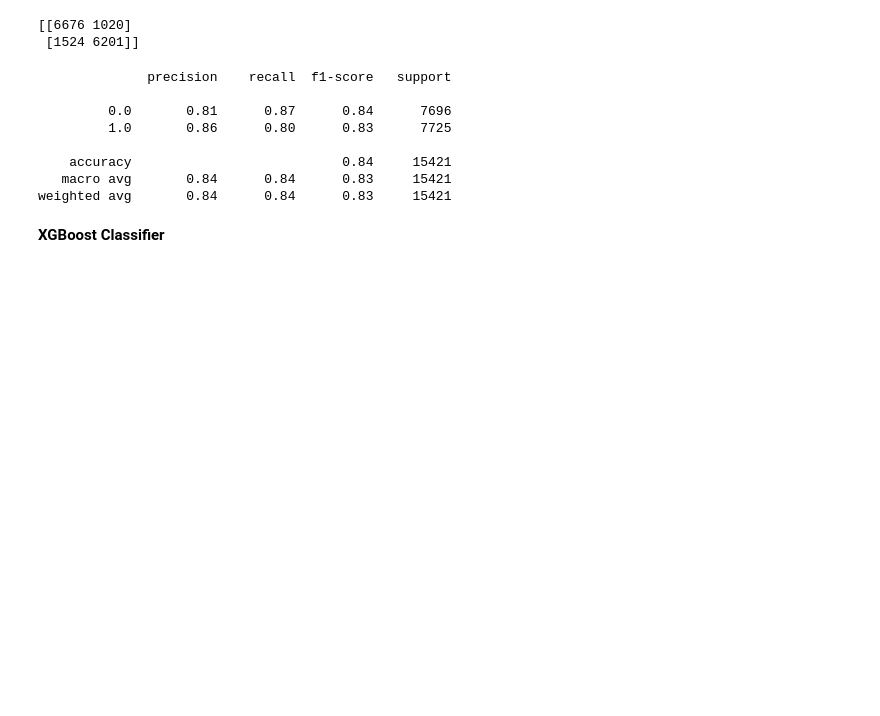
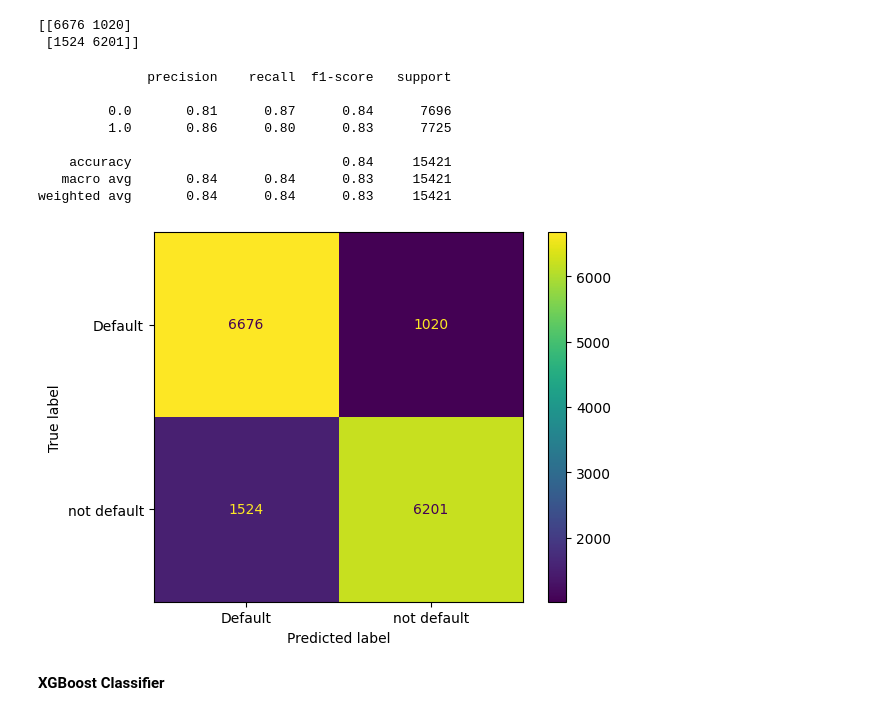
Before and after one commit to SaamarthMeston/Capstone-Project-3---Credit-card-default, a Jupyter notebook: Capston_project_3_(Credit_car_default_prediction).ipynb, the cells around one changed output. Drawn from its saved outputs; the diff is of its cells as text; code cells hidden in the pictures; blank space fills up the shorter version.

```diff
--- a/Capston_project_3_(Credit_car_default_prediction).ipynb
+++ b/Capston_project_3_(Credit_car_default_prediction).ipynb
@@ -509,6 +532,12 @@ print(classification_report(y_test,pred_cv))
     accuracy                           0.84     15421
    macro avg       0.84      0.84      0.83     15421
 weighted avg       0.84      0.84      0.83     15421
+# %%
+disp = ConfusionMatrixDisplay(confusion_matrix(y_test,pred_cv), display_labels=['Default','not default'])
+disp.plot()
+plt.show()
+# %% [output]
+[figure, added]
 # %%
 fpr_RF_1, tpr_RF_2, thresh_RF = roc_curve(y_test,pred_cv)
 accu_RF = accuracy_score(y_test,pred_cv)
```
Also changed, not shown: parts of 7 cells of this notebook.
